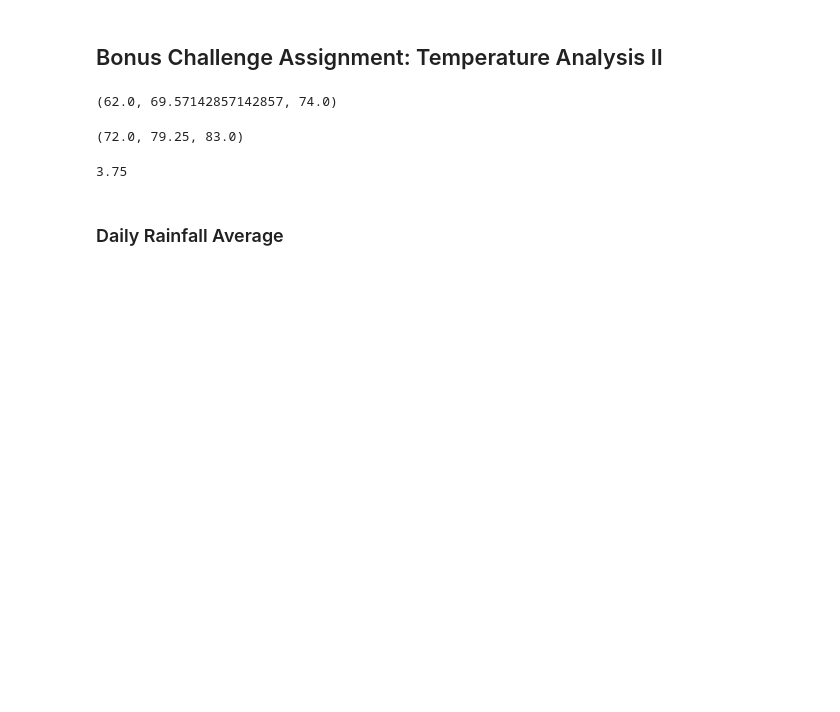
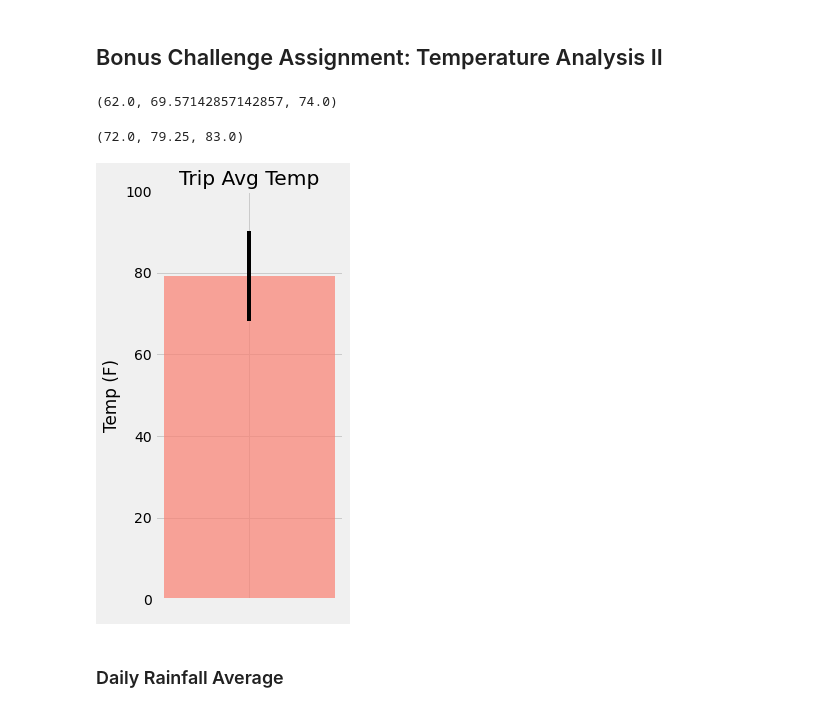
Before and after one commit to abaker178/sqlalchemy-challenge, a Jupyter notebook: temp_analysis_bonus_2.ipynb, the cells around one changed output. Saved outputs shown, nothing was run; the diff lists cells and outputs as text; code cells hidden in the pictures; blank space fills up the shorter version.

```diff
--- a/temp_analysis_bonus_2.ipynb
+++ b/temp_analysis_bonus_2.ipynb
@@ -62,19 +62,25 @@ print(calc_temps('2012-02-28', '2012-03-05'))
 (62.0, 69.57142857142857, 74.0)
 # %%
 # Use the function `calc_temps` to calculate the tmin, tavg, and tmax
-trip_week = calc_temps('2017-08-01','2017-08-07')
-trip_week
+tmin, tavg, tmax = calc_temps('2017-08-01','2017-08-07')
+tmin, tavg, tmax
 # %% [output]
 (72.0, 79.25, 83.0)
 # %%
 # Plot the results from your previous query as a bar chart.
-x = trip_week[0]
-yerr = trip_week[2] to trip_week[1]
+# Use the average temperature for bar height (y value)
 # Use "Trip Avg Temp" as your Title
-# Use the average temperature for bar height (y value)
 # Use the peak-to-peak (tmax-tmin) value as the y error bar (yerr)
+plt.figure(figsize=(3,7))
+plt.bar(" ", tavg, color='salmon', alpha=.7)
+plt.title("Trip Avg Temp")
+plt.ylabel("Temp (F)")
+plt.ylim(0,100)
+yerr = tmax-tmin
+plt.errorbar(0, tavg, yerr=yerr, ecolor='black')
+plt.show()
 # %% [output]
-3.75
+[figure, added]
 # %% [markdown]
 ### Daily Rainfall Average
 # %%
```
Also changed, not shown: parts of 5 cells of this notebook, 1 other file.
